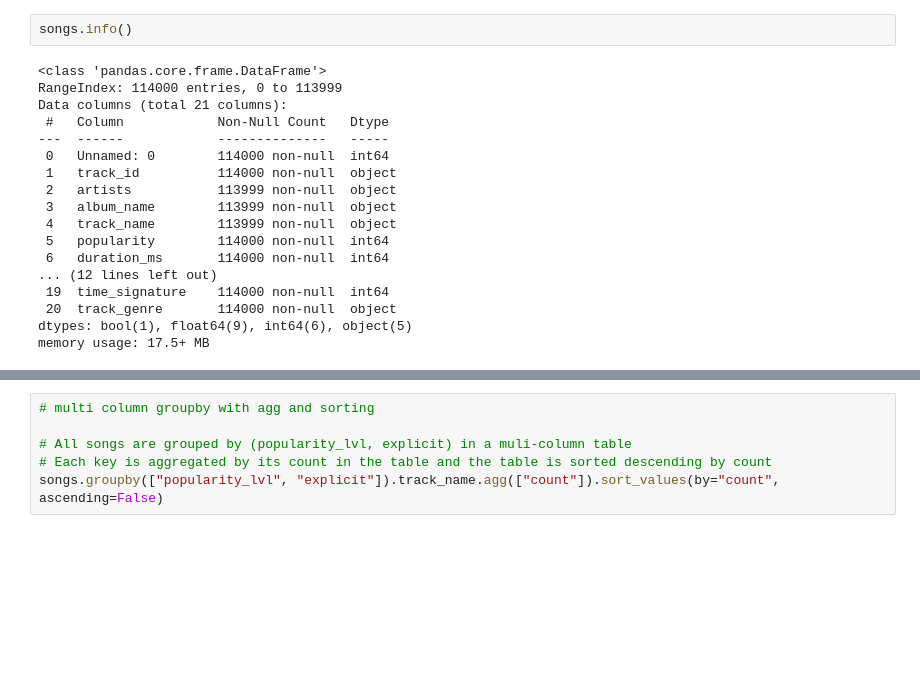
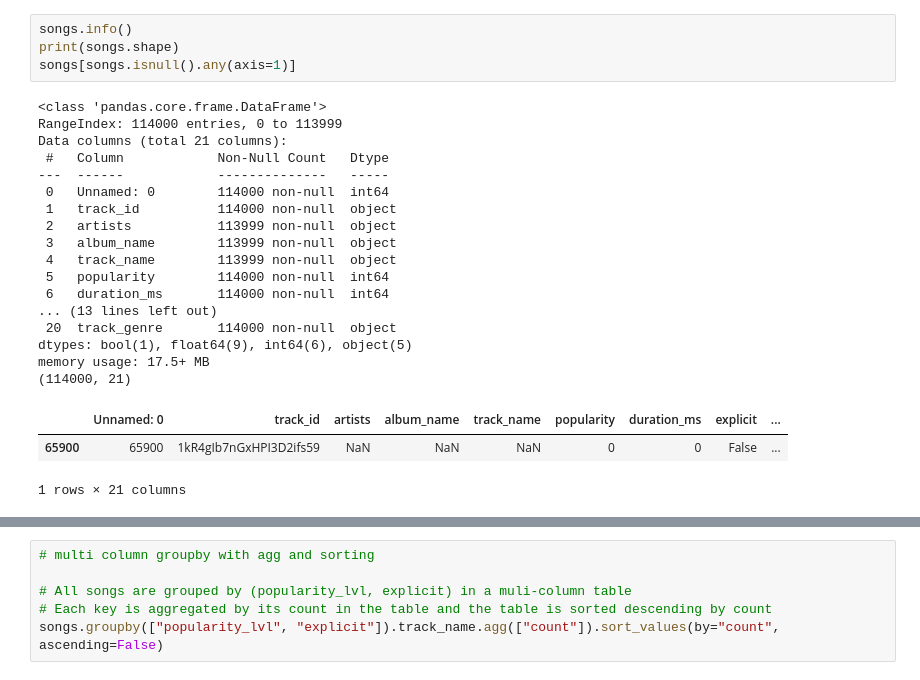
Before and after one commit to sjsu-cs133-f25/team2-spotify-music, a Jupyter notebook: data/Inference 3/i3_explore.ipynb, the cells around one changed output, grey strips where cells are left out. Saved outputs shown, nothing was run; the diff lists cells and outputs as text; blank space fills up the shorter version.

```diff
--- a/data/Inference 3/i3_explore.ipynb
+++ b/data/Inference 3/i3_explore.ipynb
@@ -29,22 +28,27 @@ Using Colab cache for faster access to the 'spotify-tracks-genre-dataset' datase
-# %%
-songs.info()
-# %% [output]
-<class 'pandas.core.frame.DataFrame'>
-RangeIndex: 114000 entries, 0 to 113999
-Data columns (total 21 columns):
- #   Column            Non-Null Count   Dtype
----  ------            --------------   -----
- 0   Unnamed: 0        114000 non-null  int64
- 1   track_id          114000 non-null  object
- 2   artists           113999 non-null  object
- 3   album_name        113999 non-null  object
- 4   track_name        113999 non-null  object
- 5   popularity        114000 non-null  int64
- 6   duration_ms       114000 non-null  int64
-... (12 lines left out)
- 19  time_signature    114000 non-null  int64
- 20  track_genre       114000 non-null  object
-dtypes: bool(1), float64(9), int64(6), object(5)
-memory usage: 17.5+ MB
+# %%
+songs.info()
+print(songs.shape)
+songs[songs.isnull().any(axis=1)]
+# %% [output]
+<class 'pandas.core.frame.DataFrame'>
+RangeIndex: 114000 entries, 0 to 113999
+Data columns (total 21 columns):
+ #   Column            Non-Null Count   Dtype
+---  ------            --------------   -----
+ 0   Unnamed: 0        114000 non-null  int64
+ 1   track_id          114000 non-null  object
+ 2   artists           113999 non-null  object
+ 3   album_name        113999 non-null  object
+ 4   track_name        113999 non-null  object
+ 5   popularity        114000 non-null  int64
+ 6   duration_ms       114000 non-null  int64
+... (13 lines left out)
+ 20  track_genre       114000 non-null  object
+dtypes: bool(1), float64(9), int64(6), object(5)
+memory usage: 17.5+ MB
+(114000, 21)
+|  | Unnamed: 0 | track_id | artists | album_name | track_name | popularity | duration_ms | explicit | ... |
+| 65900 | 65900 | 1kR4gIb7nGxHPI3D2ifs59 | NaN | NaN | NaN | 0 | 0 | False | ... |
+1 rows × 21 columns
 # %%
 # Categorical Bucketing / map
```
Also changed, not shown: parts of 3 cells of this notebook.
